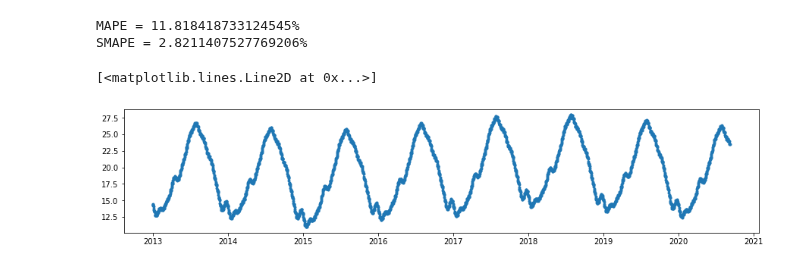
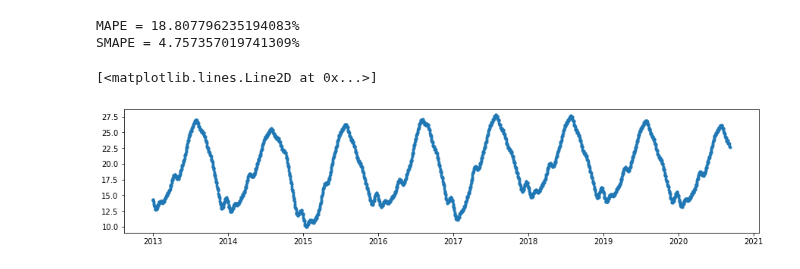
Before and after one commit to aety/insight, a Jupyter notebook: RATP/air/pickleToData_PROPHET_hourly_temp.ipynb, the cells around one changed output. Cells and saved outputs as stored; diff of their text form; code cells hidden in the pictures.

```diff
--- a/RATP/air/pickleToData_PROPHET_hourly_temp.ipynb
+++ b/RATP/air/pickleToData_PROPHET_hourly_temp.ipynb
@@ -33,7 +31,7 @@ df = df_d # select daily or hourly daya
 
 from fbprophet import Prophet
 
-m = Prophet(changepoint_prior_scale=0.1) #  Increasing scale will make the trend more flexible:
+m = Prophet(changepoint_prior_scale=1) #  Increasing scale will make the trend more flexible:
 m.fit(df)
 future = m.make_future_dataframe(periods=365, freq='D')
 forecast = m.predict(future)
@@ -64,8 +62,8 @@ smape = 100*sum( abs(df_cv.yhat - df_cv.y) / (abs(df_cv.yhat) + abs(df_cv.y)) )
 print('MAPE = ' + str(mape) + '%')
 print('SMAPE = ' + str(smape) + '%')
 # %% [output]
-MAPE = 11.818418733124545%
-SMAPE = 2.8211407527769206%
+MAPE = 18.807796235194083%
+SMAPE = 4.757357019741309%
 # %%
 #import pickle
 #pkl_path = "franklin-d-roosevelt/PM10_m.pkl"
@@ -79,8 +77,8 @@ SMAPE = 2.8211407527769206%
 # %%
 plt.figure(figsize=(15,3))
 plt.plot(forecast.ds,forecast.yhat,marker='.')
 #plt.figure(figsize=(15,3))
-plt.plot(data_d.ds[50001:52160],data_d.y[50001:52160])
+#plt.plot(data_d.ds[50001:52160],data_d.y[50001:52160])
 # %% [output]
 [<matplotlib.lines.Line2D at 0x...>]
-[figure, old version]
+[figure, new version]
```
Also changed, not shown: parts of 3 cells of this notebook, 1 other file.
